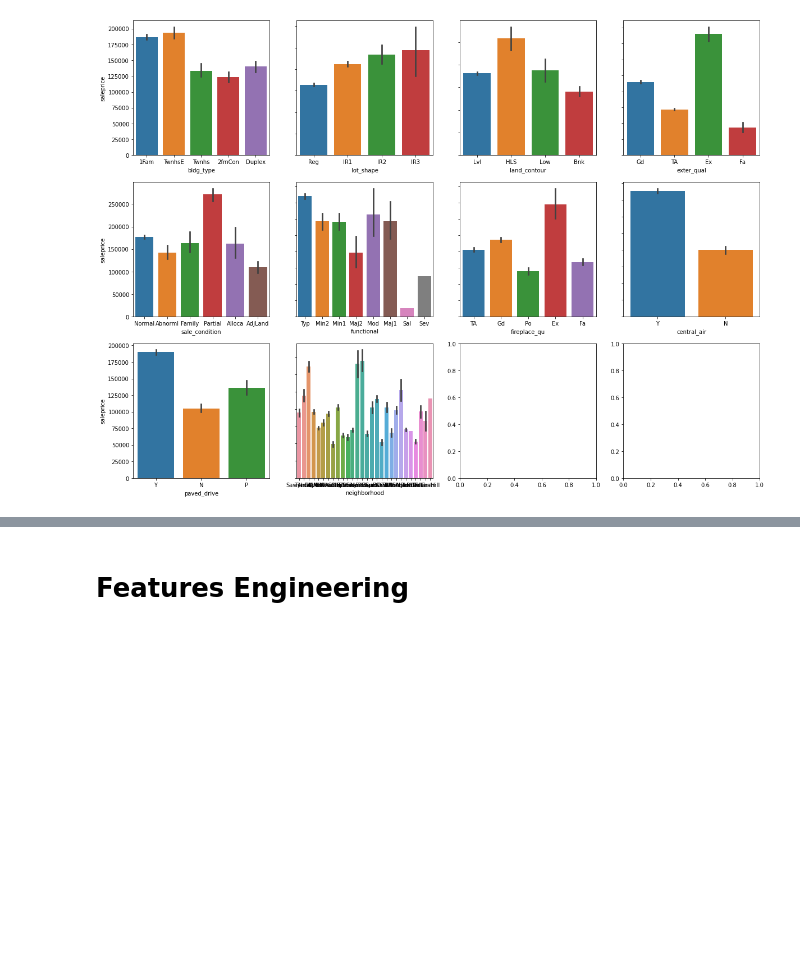
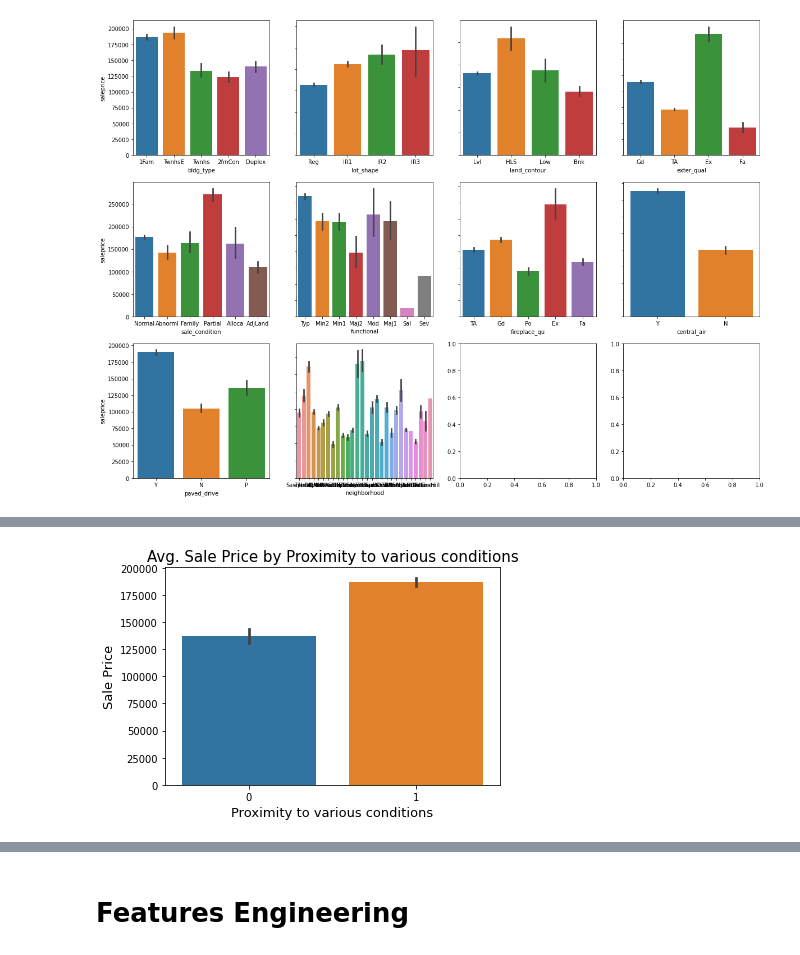
Before and after one commit to Chalermchon1993/DSI_Project_2_Regression_Ames_House_Price_Prediction, a Jupyter notebook: sample_code.ipynb, the cells around one changed output, grey strips where cells are left out. Saved outputs shown, nothing was run; the diff lists cells and outputs as text; code cells hidden in the pictures; blank space fills up the shorter version.

```diff
--- a/sample_code.ipynb
+++ b/sample_code.ipynb
@@ -410,0 +456,17 @@ category_chart(train, dummy_normal, 'saleprice')
+# %%
+# Group data by sale price
+## Differentiate value by sorting highest data
+condition_1_group = train.groupby('condition_1')['saleprice'].agg(['count', 'mean'])\
+.sort_values(by='mean', ascending=False)[:5].index
+
+x = train['condition_1'].apply(lambda x : 1 if x in condition_1_group else 0)
+y = train['saleprice']
+
+# Plot
+sns.barplot(x = x,
+            y = y)
+plt.xlabel('Proximity to various conditions', fontsize=13)
+plt.ylabel('Sale Price', fontsize=13)
+plt.title('Avg. Sale Price by Proximity to various conditions', fontsize=15);
+# %% [output]
+[figure, added]
```
Also changed, not shown: parts of 54 cells of this notebook.
